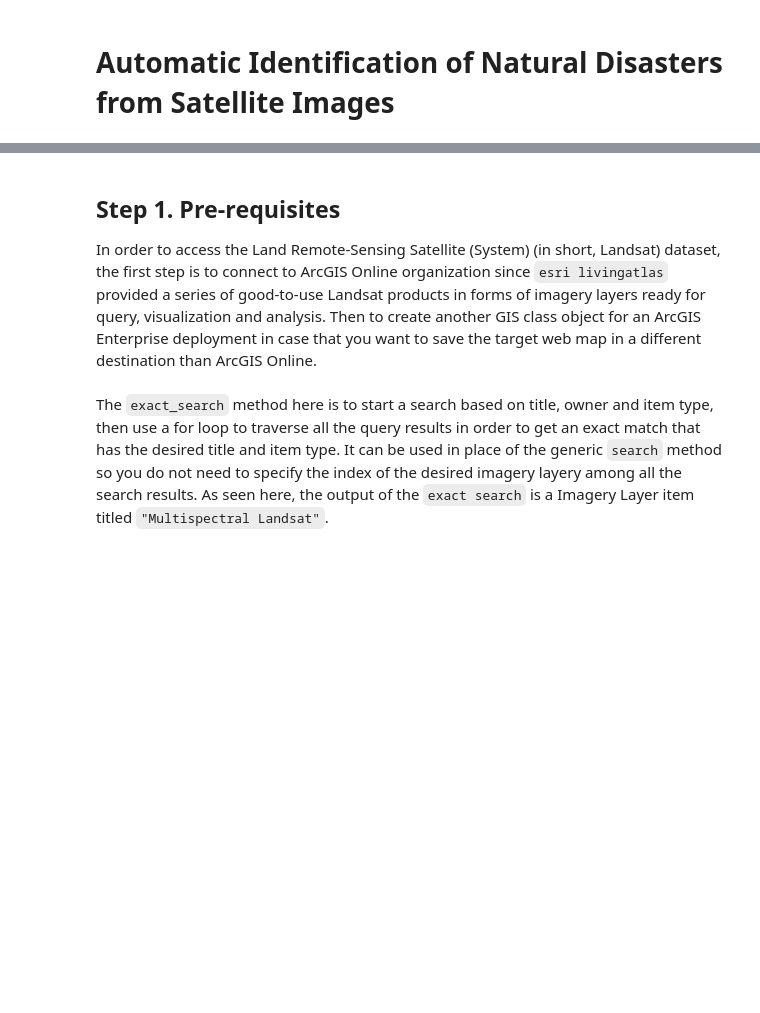
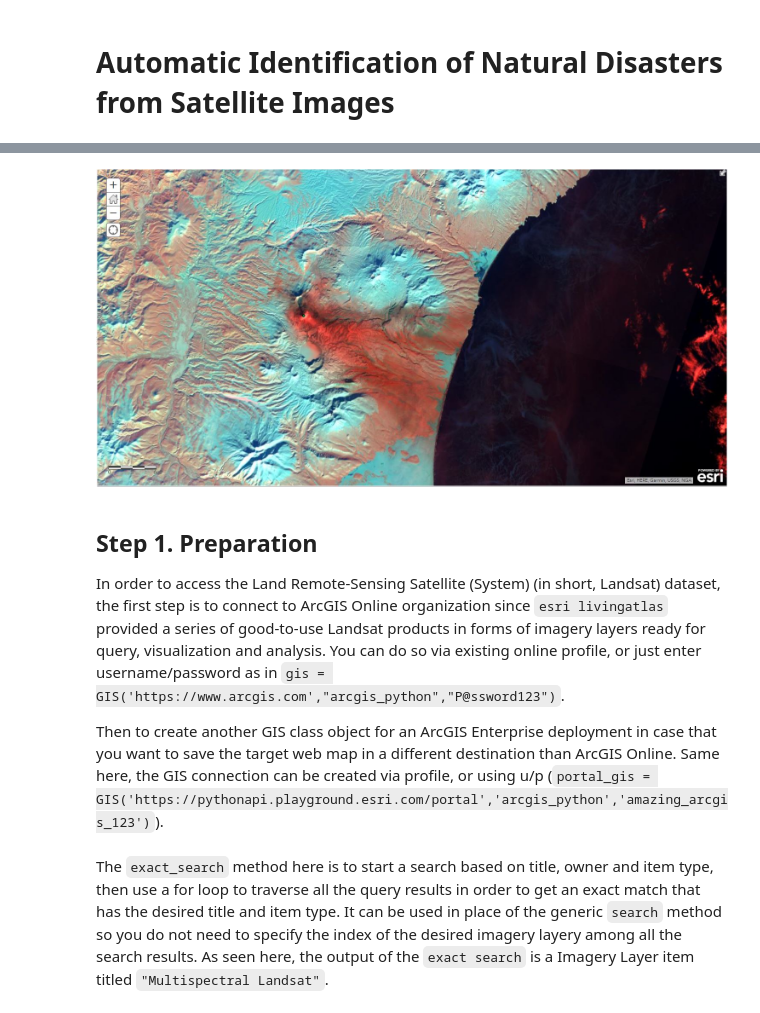
Before and after one commit to test-v1/arcgis-python-api, a Jupyter notebook: samples/05_content_publishers/automatic_identification_of_natural_disasters.ipynb, the cells around one changed output, grey strips where cells are left out. Drawn from its saved outputs; the diff is of its cells as text; code cells hidden in the pictures; blank space fills up the shorter version.

```diff
--- a/samples/05_content_publishers/automatic_identification_of_natural_disasters.ipynb
+++ b/samples/05_content_publishers/automatic_identification_of_natural_disasters.ipynb
@@ -9,5 +23,13 @@ With the sample notebook run in a scheduled routine, there will be a latest web
+# %%
+filename = Path('staticimg/automatic-identification-of-natural-disasters/Russia_Volcano_raster_after.jpg')
+if filename.exists():
+    display(Image(filename = str(filename), height = 300, width =900))
+# %% [output]
+[figure, added]
 # %% [markdown]
-## Step 1. Pre-requisites
-In order to access the Land Remote-Sensing Satellite (System) (in short, Landsat) dataset, the first step is to connect to ArcGIS Online organization since `esri livingatlas` provided a series of good-to-use Landsat products in forms of imagery layers ready for query, visualization and analysis. Then to create another GIS class object for an ArcGIS Enterprise deployment in case that you want to save the target web map in a different destination than ArcGIS Online.
+## Step 1. Preparation
+In order to access the Land Remote-Sensing Satellite (System) (in short, Landsat) dataset, the first step is to connect to ArcGIS Online organization since `esri livingatlas` provided a series of good-to-use Landsat products in forms of imagery layers ready for query, visualization and analysis. You can do so via existing online profile, or just enter username/password as in `gis = GIS('https://www.arcgis.com',"arcgis_python","P@ssword123")`.
+
+Then to create another GIS class object for an ArcGIS Enterprise deployment in case that you want to save the target web map in a different destination than ArcGIS Online. Same here, the GIS connection can be created via profile, or using u/p (`portal_gis = GIS('https://pythonapi.playground.esri.com/portal','arcgis_python','amazing_arcgis_123')`).
 # %%
 from arcgis.gis import GIS
```
Also changed, not shown: parts of 45 cells of this notebook, 3 other files.
